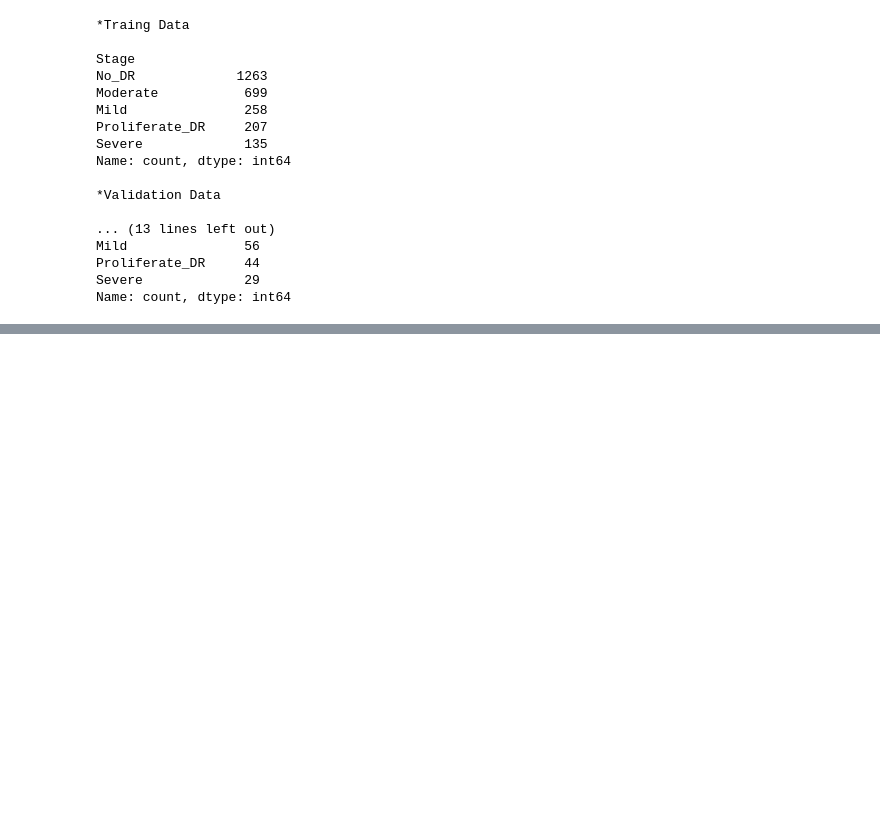
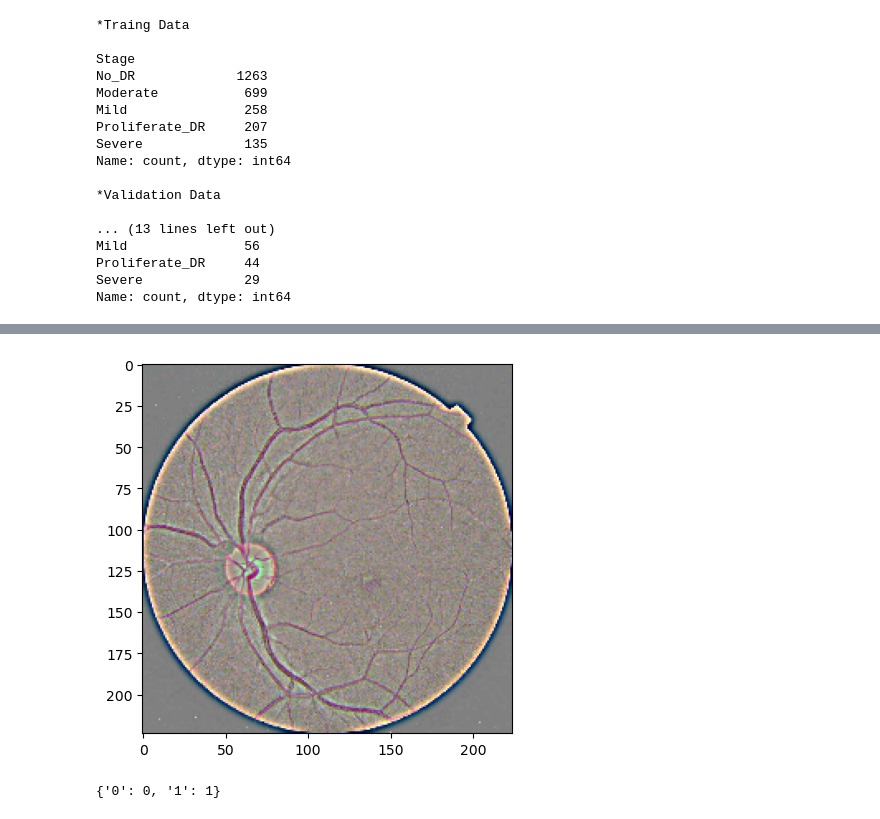
Before and after one commit to gautamkrishna12/Diabetic-Retinopathy-Diagnosis, a Jupyter notebook: DR detection.ipynb, the cells around one changed output, grey strips where cells are left out. Saved outputs shown, nothing was run; the diff lists cells and outputs as text; code cells hidden in the pictures; blank space fills up the shorter version.

```diff
--- a/DR detection.ipynb
+++ b/DR detection.ipynb
@@ -126,0 +273,4 @@ for index, row in test.iterrows():
+# %%
+path1=r'C:\Users\gauta\Mini Project\Diabetes Retinopathy\DB_DATA\gaussian_filtered_images\gaussian_filtered_images\No_DR\002c21358ce6.png'
+predict_class(path1)
+# %% [output]
@@ -126,0 +279,5 @@ for index, row in test.iterrows():
+[figure, added]
+# %%
+test_batches.class_indices
+# %% [output]
+{'0': 0, '1': 1}
```
Also changed, not shown: parts of 17 cells of this notebook.
